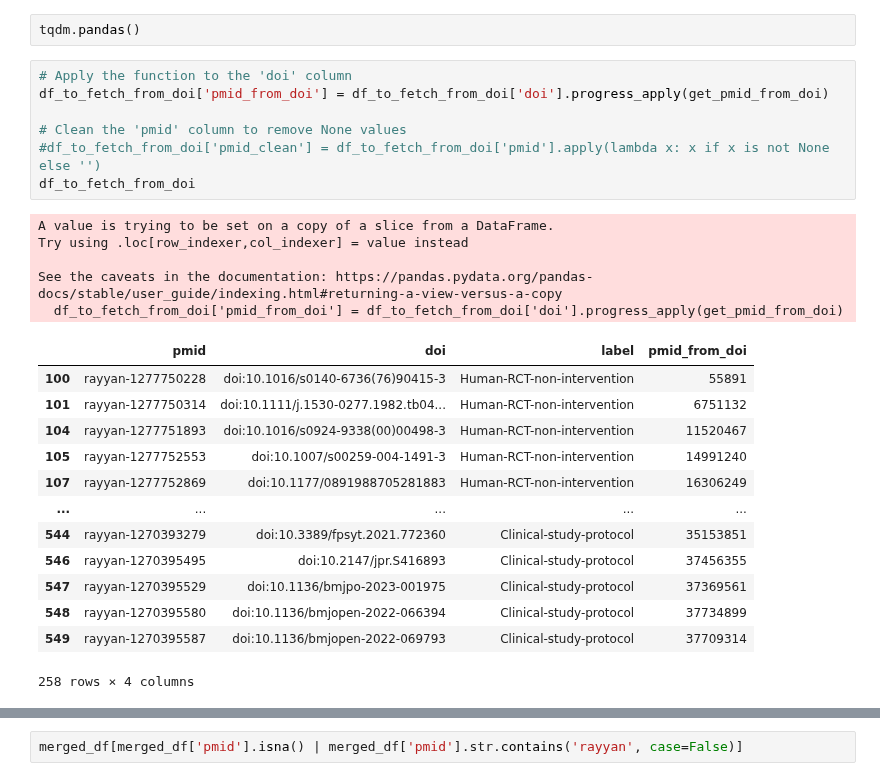
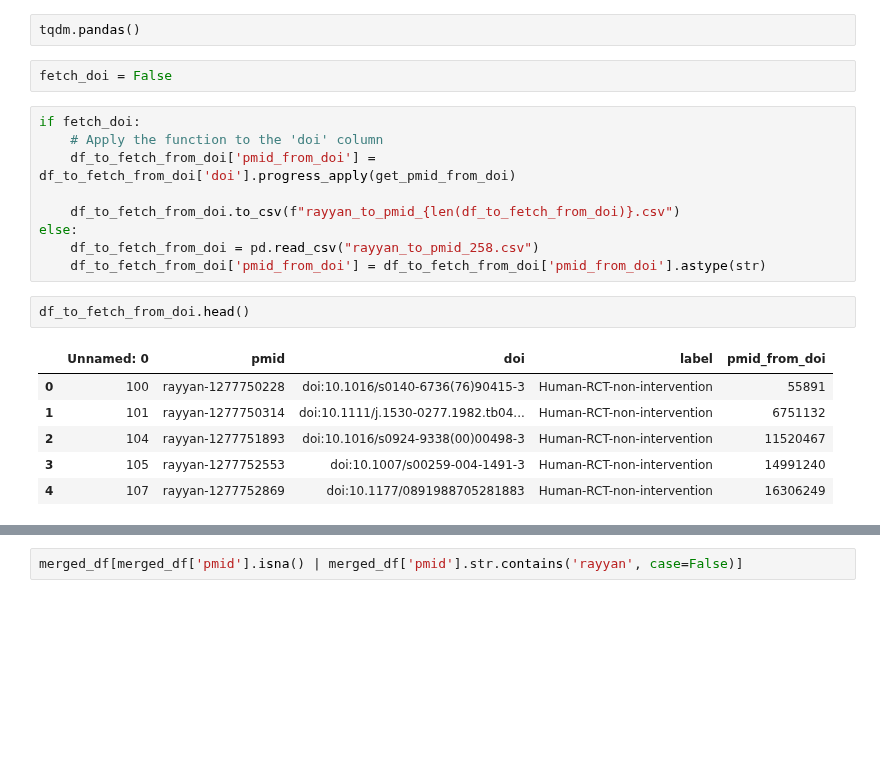
Before and after one commit to Ineichen-Group/StudyTypeTeller, a Jupyter notebook: data/Data_Preparation_and_Postprocessing.ipynb, the cells around one changed output, grey strips where cells are left out. Saved outputs shown, nothing was run; the diff lists cells and outputs as text; blank space fills up the shorter version.

```diff
--- a/data/Data_Preparation_and_Postprocessing.ipynb
+++ b/data/Data_Preparation_and_Postprocessing.ipynb
@@ -529,32 +535,26 @@ else:
 PMID: 1311725
 # %%
 tqdm.pandas()
+# %%
+fetch_doi = False
 # %%
-# Apply the function to the 'doi' column
-df_to_fetch_from_doi['pmid_from_doi'] = df_to_fetch_from_doi['doi'].progress_apply(get_pmid_from_doi)
+if fetch_doi:
+    # Apply the function to the 'doi' column
+    df_to_fetch_from_doi['pmid_from_doi'] = df_to_fetch_from_doi['doi'].progress_apply(get_pmid_from_doi)
 
-# Clean the 'pmid' column to remove None values
-#df_to_fetch_from_doi['pmid_clean'] = df_to_fetch_from_doi['pmid'].apply(lambda x: x if x is not None else '')
-df_to_fetch_from_doi
+    df_to_fetch_from_doi.to_csv(f"rayyan_to_pmid_{len(df_to_fetch_from_doi)}.csv")
+else:
+    df_to_fetch_from_doi = pd.read_csv("rayyan_to_pmid_258.csv")
+    df_to_fetch_from_doi['pmid_from_doi'] = df_to_fetch_from_doi['pmid_from_doi'].astype(str)
-# %% [output]
-A value is trying to be set on a copy of a slice from a DataFrame.
-Try using .loc[row_indexer,col_indexer] = value instead
-
-See the caveats in the documentation: https://pandas.pydata.org/pandas-docs/stable/user_guide/indexing.html#returning-a-view-versus-a-copy
-  df_to_fetch_from_doi['pmid_from_doi'] = df_to_fetch_from_doi['doi'].progress_apply(get_pmid_from_doi)
-|  | pmid | doi | label | pmid_from_doi |
-| 100 | rayyan-1277750228 | doi:10.1016/s0140-6736(76)90415-3 | Human-RCT-non-intervention | 55891 |
-| 101 | rayyan-1277750314 | doi:10.1111/j.1530-0277.1982.tb04... | Human-RCT-non-intervention | 6751132 |
-| 104 | rayyan-1277751893 | doi:10.1016/s0924-9338(00)00498-3 | Human-RCT-non-intervention | 11520467 |
-| 105 | rayyan-1277752553 | doi:10.1007/s00259-004-1491-3 | Human-RCT-non-intervention | 14991240 |
-| 107 | rayyan-1277752869 | doi:10.1177/0891988705281883 | Human-RCT-non-intervention | 16306249 |
-| ... | ... | ... | ... | ... |
-| 544 | rayyan-1270393279 | doi:10.3389/fpsyt.2021.772360 | Clinical-study-protocol | 35153851 |
-| 546 | rayyan-1270395495 | doi:10.2147/jpr.S416893 | Clinical-study-protocol | 37456355 |
-| 547 | rayyan-1270395529 | doi:10.1136/bmjpo-2023-001975 | Clinical-study-protocol | 37369561 |
-| 548 | rayyan-1270395580 | doi:10.1136/bmjopen-2022-066394 | Clinical-study-protocol | 37734899 |
-| 549 | rayyan-1270395587 | doi:10.1136/bmjopen-2022-069793 | Clinical-study-protocol | 37709314 |
-258 rows × 4 columns
+# %%
+df_to_fetch_from_doi.head()
+# %% [output]
+|  | Unnamed: 0 | pmid | doi | label | pmid_from_doi |
+| 0 | 100 | rayyan-1277750228 | doi:10.1016/s0140-6736(76)90415-3 | Human-RCT-non-intervention | 55891 |
+| 1 | 101 | rayyan-1277750314 | doi:10.1111/j.1530-0277.1982.tb04... | Human-RCT-non-intervention | 6751132 |
+| 2 | 104 | rayyan-1277751893 | doi:10.1016/s0924-9338(00)00498-3 | Human-RCT-non-intervention | 11520467 |
+| 3 | 105 | rayyan-1277752553 | doi:10.1007/s00259-004-1491-3 | Human-RCT-non-intervention | 14991240 |
+| 4 | 107 | rayyan-1277752869 | doi:10.1177/0891988705281883 | Human-RCT-non-intervention | 16306249 |
 # %%
 df_to_fetch_from_doi[df_to_fetch_from_doi['pmid_from_doi'].str.contains('not found', case=False)]
 # %% [output]
```
Also changed, not shown: parts of 20 cells of this notebook, 3 other files.
